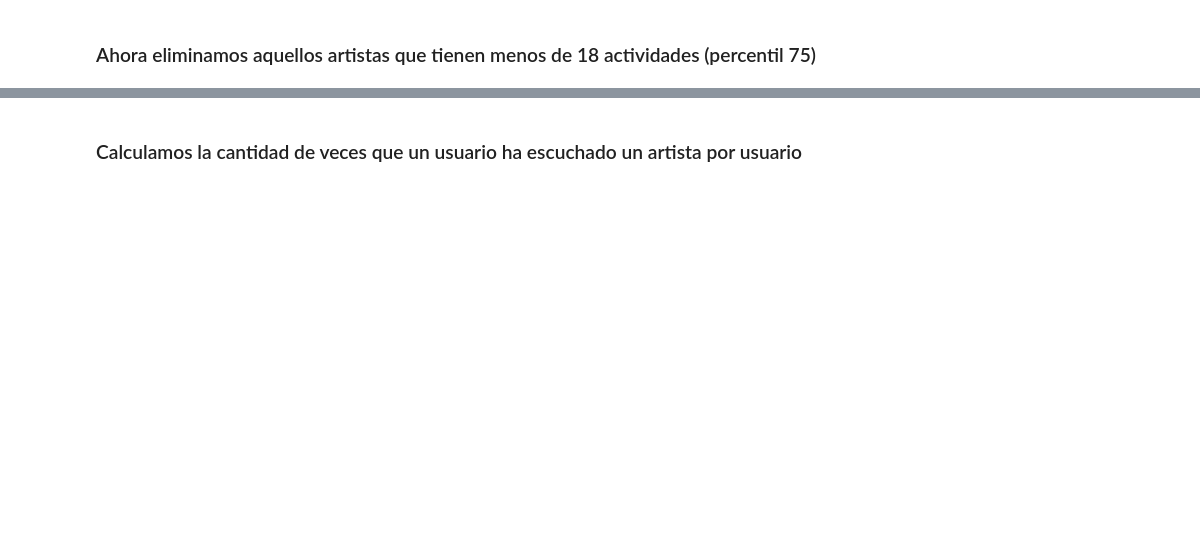
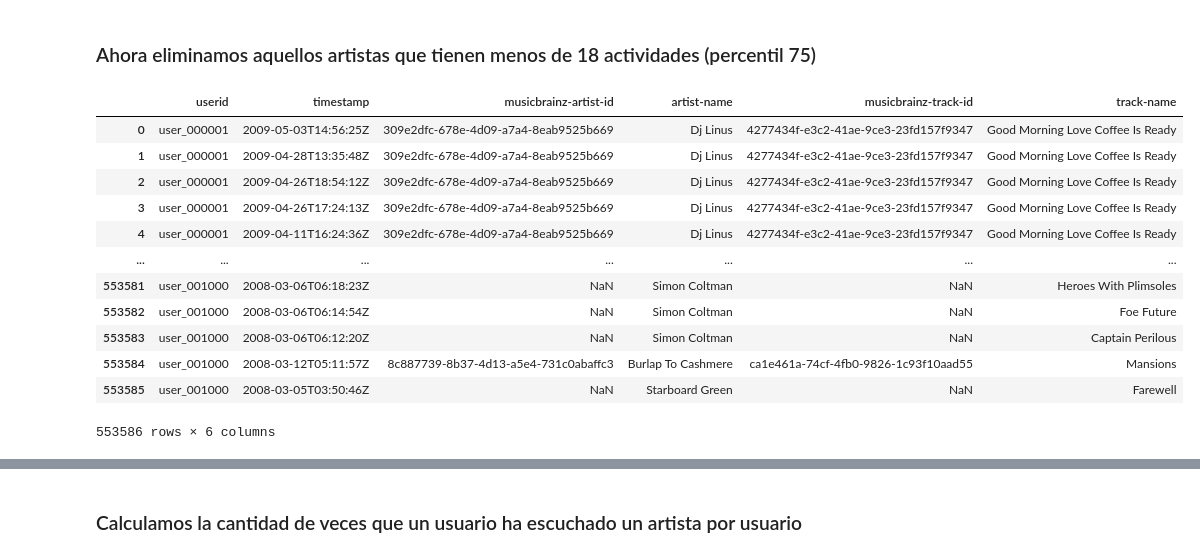
Before and after one commit to se-mende/SistemasRecomendacion_Taller1, a Jupyter notebook: Preprocessing.ipynb, the cells around one changed output, grey strips where cells are left out. Saved outputs shown, nothing was run; the diff lists cells and outputs as text; code cells hidden in the pictures; blank space fills up the shorter version.

```diff
--- a/Preprocessing.ipynb
+++ b/Preprocessing.ipynb
@@ -31,6 +49,22 @@ noisyArtists = sorted_user_artists_count[sorted_user_artists_count['count'] <= 1
 noisyArtists = noisyArtists.loc[:,['artist-name']]
 # %%
 noisy_df = activity.merge(noisyArtists, how="inner", on="artist-name")
+# %%
+noisy_df
+# %% [output]
+|  | userid | timestamp | musicbrainz-artist-id | artist-name | musicbrainz-track-id | track-name |
+| 0 | user_000001 | 2009-05-03T14:56:25Z | 309e2dfc-678e-4d09-a7a4-8eab9525b669 | Dj Linus | 4277434f-e3c2-41ae-9ce3-23fd157f9347 | Good Morning Love Coffee Is Ready |
+| 1 | user_000001 | 2009-04-28T13:35:48Z | 309e2dfc-678e-4d09-a7a4-8eab9525b669 | Dj Linus | 4277434f-e3c2-41ae-9ce3-23fd157f9347 | Good Morning Love Coffee Is Ready |
+| 2 | user_000001 | 2009-04-26T18:54:12Z | 309e2dfc-678e-4d09-a7a4-8eab9525b669 | Dj Linus | 4277434f-e3c2-41ae-9ce3-23fd157f9347 | Good Morning Love Coffee Is Ready |
+| 3 | user_000001 | 2009-04-26T17:24:13Z | 309e2dfc-678e-4d09-a7a4-8eab9525b669 | Dj Linus | 4277434f-e3c2-41ae-9ce3-23fd157f9347 | Good Morning Love Coffee Is Ready |
+| 4 | user_000001 | 2009-04-11T16:24:36Z | 309e2dfc-678e-4d09-a7a4-8eab9525b669 | Dj Linus | 4277434f-e3c2-41ae-9ce3-23fd157f9347 | Good Morning Love Coffee Is Ready |
+| ... | ... | ... | ... | ... | ... | ... |
+| 553581 | user_001000 | 2008-03-06T06:18:23Z | NaN | Simon Coltman | NaN | Heroes With Plimsoles |
+| 553582 | user_001000 | 2008-03-06T06:14:54Z | NaN | Simon Coltman | NaN | Foe Future |
+| 553583 | user_001000 | 2008-03-06T06:12:20Z | NaN | Simon Coltman | NaN | Captain Perilous |
+| 553584 | user_001000 | 2008-03-12T05:11:57Z | 8c887739-8b37-4d13-a5e4-731c0abaffc3 | Burlap To Cashmere | ca1e461a-74cf-4fb0-9826-1c93f10aad55 | Mansions |
+| 553585 | user_001000 | 2008-03-05T03:50:46Z | NaN | Starboard Green | NaN | Farewell |
+553586 rows × 6 columns
 # %%
 reduced_activity = pd.concat([activity, noisy_df])
 reduced_activity = reduced_activity.drop_duplicates(keep=False)
```
Also changed, not shown: parts of 12 cells of this notebook, 4 other files.
